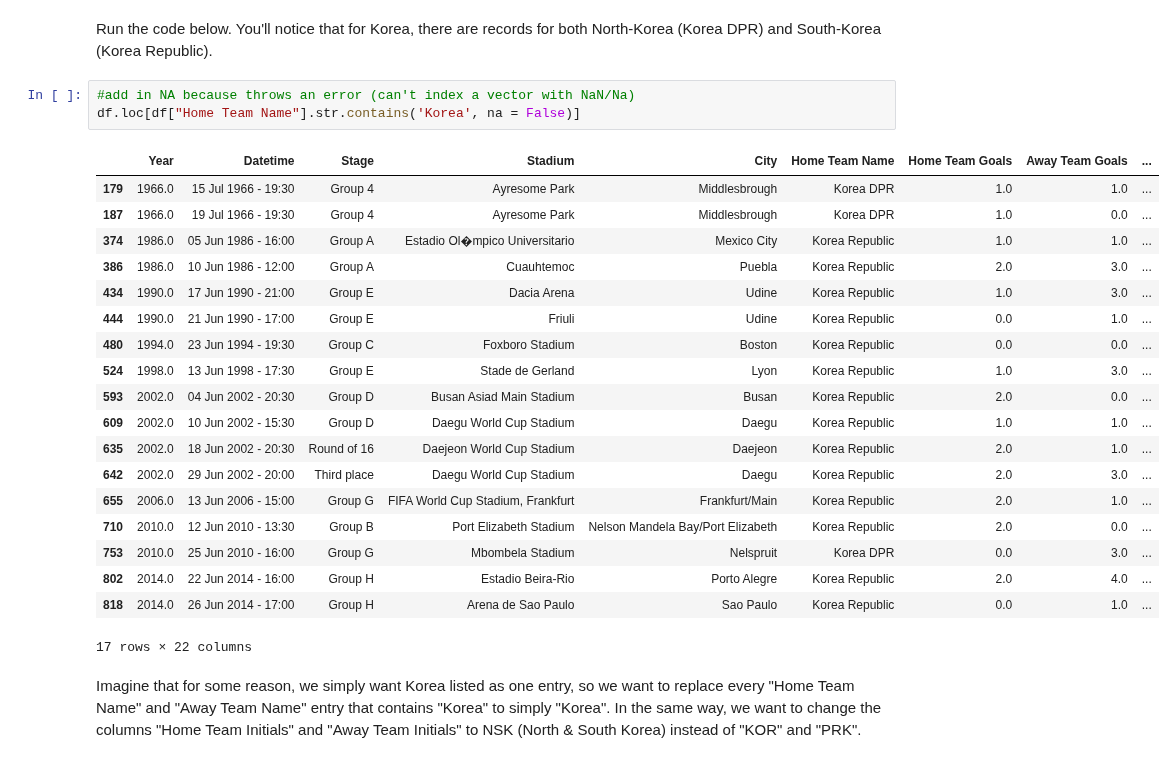
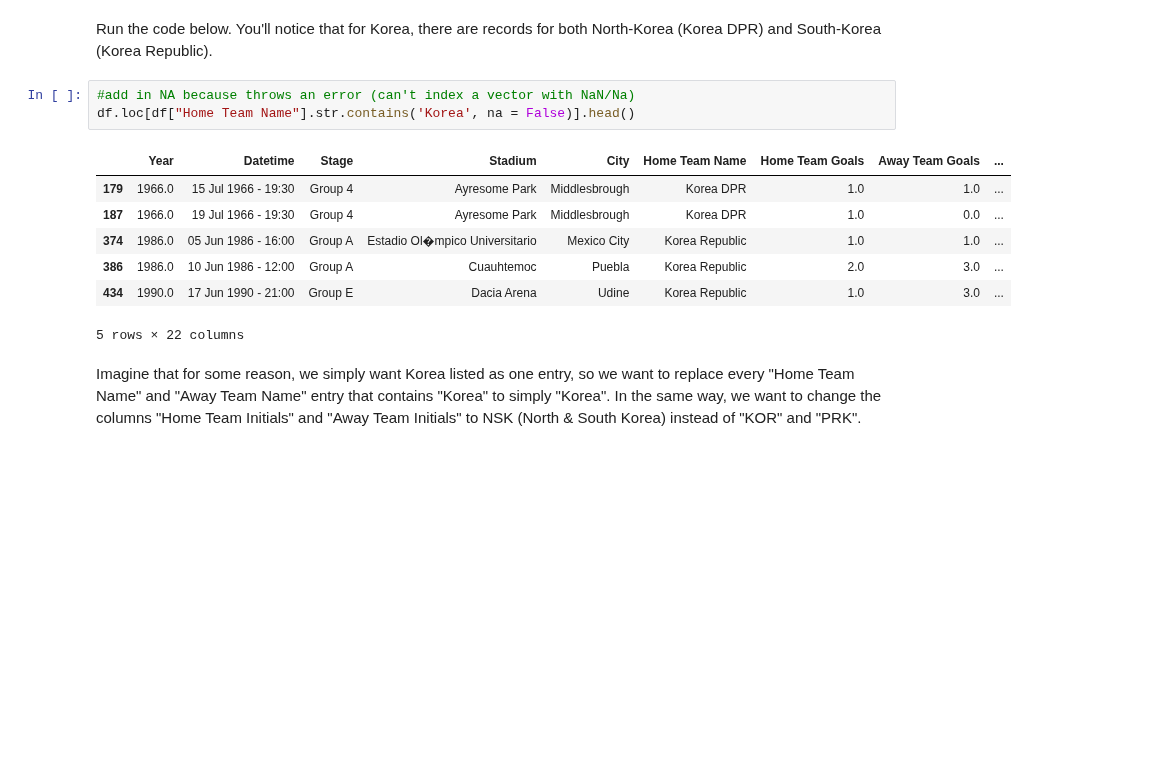
Before and after one commit to kylegwlawrence/dsc-1-03-09-accessing-data-within-pandas-lab-online-ds-sp-000, a Jupyter notebook: index.ipynb, the cells around one changed output. Cells and saved outputs as stored; diff of their text form; blank space fills up the shorter version.

```diff
--- a/index.ipynb
+++ b/index.ipynb
@@ -217,27 +217,15 @@ df.head()
 Run the code below. You'll notice that for Korea, there are records for both North-Korea (Korea DPR) and South-Korea (Korea Republic).
 # %%
 #add in NA because throws an error (can't index a vector with NaN/Na)
-df.loc[df["Home Team Name"].str.contains('Korea', na = False)]
+df.loc[df["Home Team Name"].str.contains('Korea', na = False)].head()
 # %% [output]
 |  | Year | Datetime | Stage | Stadium | City | Home Team Name | Home Team Goals | Away Team Goals | ... |
 | 179 | 1966.0 | 15 Jul 1966 - 19:30 | Group 4 | Ayresome Park | Middlesbrough | Korea DPR | 1.0 | 1.0 | ... |
 | 187 | 1966.0 | 19 Jul 1966 - 19:30 | Group 4 | Ayresome Park | Middlesbrough | Korea DPR | 1.0 | 0.0 | ... |
 | 374 | 1986.0 | 05 Jun 1986 - 16:00 | Group A | Estadio Ol�mpico Universitario | Mexico City | Korea Republic | 1.0 | 1.0 | ... |
 | 386 | 1986.0 | 10 Jun 1986 - 12:00 | Group A | Cuauhtemoc | Puebla | Korea Republic | 2.0 | 3.0 | ... |
 | 434 | 1990.0 | 17 Jun 1990 - 21:00 | Group E | Dacia Arena | Udine | Korea Republic | 1.0 | 3.0 | ... |
-| 444 | 1990.0 | 21 Jun 1990 - 17:00 | Group E | Friuli | Udine | Korea Republic | 0.0 | 1.0 | ... |
-| 480 | 1994.0 | 23 Jun 1994 - 19:30 | Group C | Foxboro Stadium | Boston | Korea Republic | 0.0 | 0.0 | ... |
-| 524 | 1998.0 | 13 Jun 1998 - 17:30 | Group E | Stade de Gerland | Lyon | Korea Republic | 1.0 | 3.0 | ... |
-| 593 | 2002.0 | 04 Jun 2002 - 20:30 | Group D | Busan Asiad Main Stadium | Busan | Korea Republic | 2.0 | 0.0 | ... |
-| 609 | 2002.0 | 10 Jun 2002 - 15:30 | Group D | Daegu World Cup Stadium | Daegu | Korea Republic | 1.0 | 1.0 | ... |
-| 635 | 2002.0 | 18 Jun 2002 - 20:30 | Round of 16 | Daejeon World Cup Stadium | Daejeon | Korea Republic | 2.0 | 1.0 | ... |
-| 642 | 2002.0 | 29 Jun 2002 - 20:00 | Third place | Daegu World Cup Stadium | Daegu | Korea Republic | 2.0 | 3.0 | ... |
-| 655 | 2006.0 | 13 Jun 2006 - 15:00 | Group G | FIFA World Cup Stadium, Frankfurt | Frankfurt/Main | Korea Republic | 2.0 | 1.0 | ... |
-| 710 | 2010.0 | 12 Jun 2010 - 13:30 | Group B | Port Elizabeth Stadium | Nelson Mandela Bay/Port Elizabeth | Korea Republic | 2.0 | 0.0 | ... |
-| 753 | 2010.0 | 25 Jun 2010 - 16:00 | Group G | Mbombela Stadium | Nelspruit | Korea DPR | 0.0 | 3.0 | ... |
-| 802 | 2014.0 | 22 Jun 2014 - 16:00 | Group H | Estadio Beira-Rio | Porto Alegre | Korea Republic | 2.0 | 4.0 | ... |
-| 818 | 2014.0 | 26 Jun 2014 - 17:00 | Group H | Arena de Sao Paulo | Sao Paulo | Korea Republic | 0.0 | 1.0 | ... |
-17 rows × 22 columns
+5 rows × 22 columns
 # %% [markdown]
 Imagine that for some reason, we simply want Korea listed as one entry, so we want to replace every "Home Team Name" and "Away Team Name" entry that contains "Korea" to simply "Korea". In the same way, we want to change the columns "Home Team Initials" and "Away Team Initials" to NSK (North & South Korea) instead of "KOR" and "PRK".
 # %% [markdown]
```
